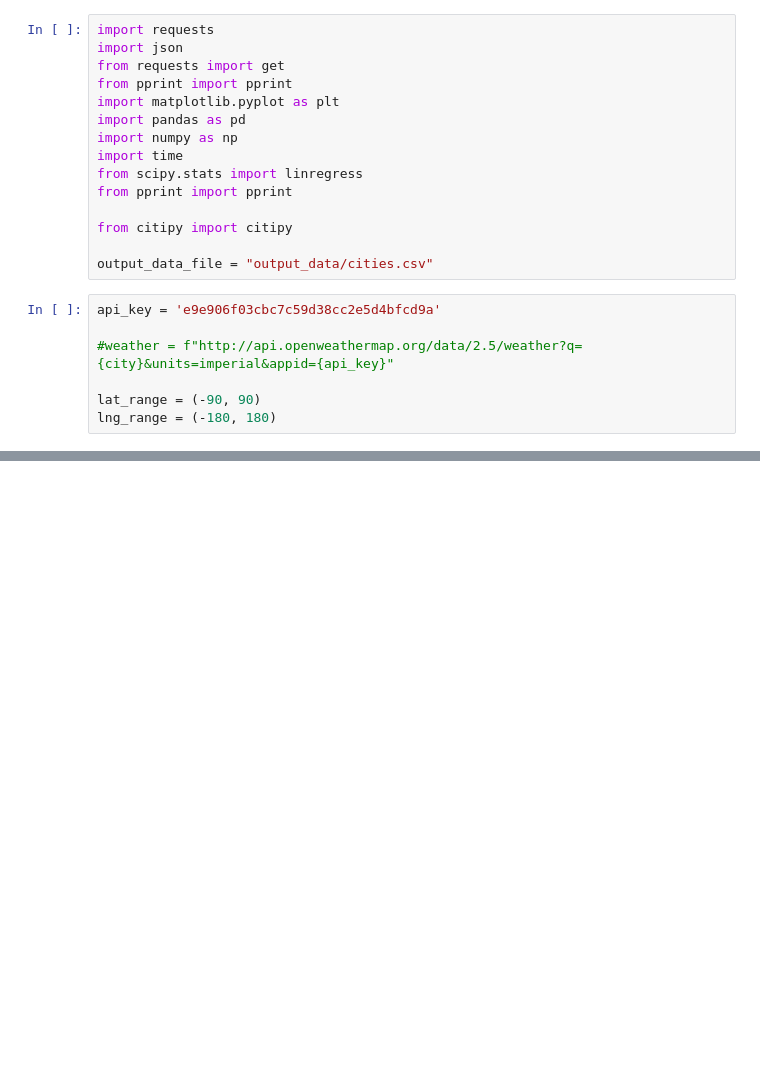
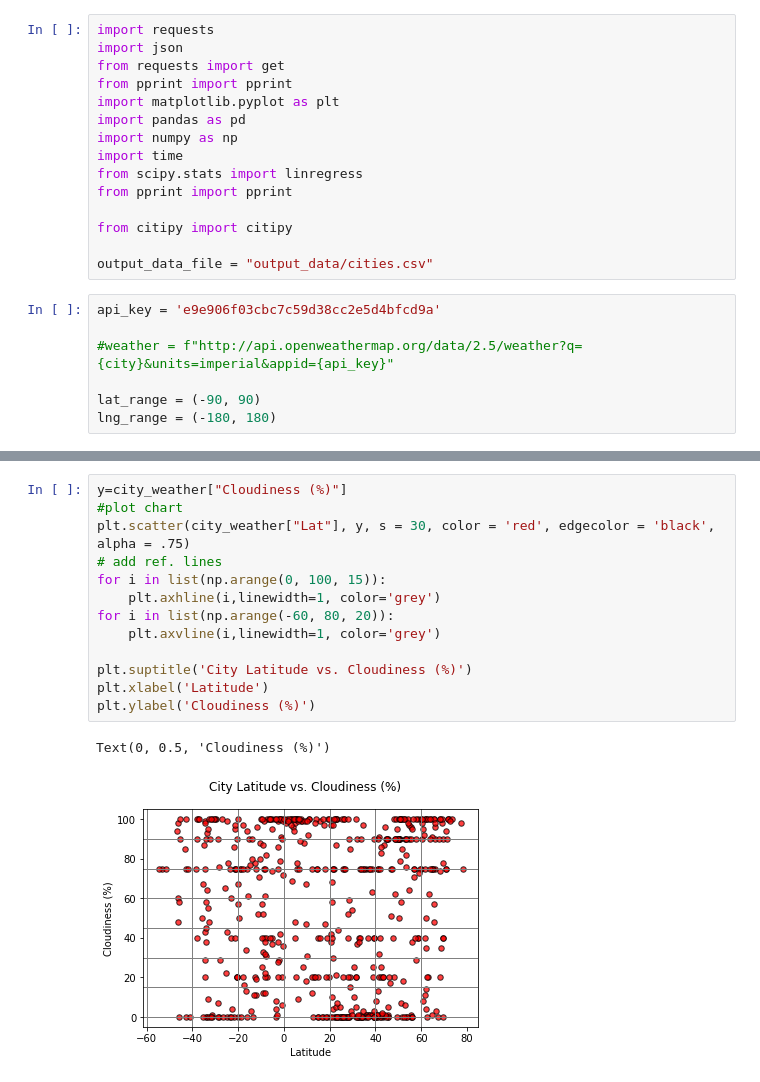
Before and after one commit to Heise1990/python-api-challenge, a Jupyter notebook: WeatherPy/WeatherPy.ipynb, the cells around one changed output, grey strips where cells are left out. Drawn from its saved outputs; the diff is of its cells as text; blank space fills up the shorter version.

```diff
--- a/WeatherPy/WeatherPy.ipynb
+++ b/WeatherPy/WeatherPy.ipynb
@@ -128,0 +169,16 @@ city_weather.head()
+# %%
+y=city_weather["Cloudiness (%)"]
+#plot chart
+plt.scatter(city_weather["Lat"], y, s = 30, color = 'red', edgecolor = 'black', alpha = .75)
+# add ref. lines
+for i in list(np.arange(0, 100, 15)):
+    plt.axhline(i,linewidth=1, color='grey')
+for i in list(np.arange(-60, 80, 20)):
+    plt.axvline(i,linewidth=1, color='grey')
+
+plt.suptitle('City Latitude vs. Cloudiness (%)')
+plt.xlabel('Latitude')
+plt.ylabel('Cloudiness (%)')
+# %% [output]
+Text(0, 0.5, 'Cloudiness (%)')
+[figure, added]
```
Also changed, not shown: parts of 15 cells of this notebook, 4 other files.
